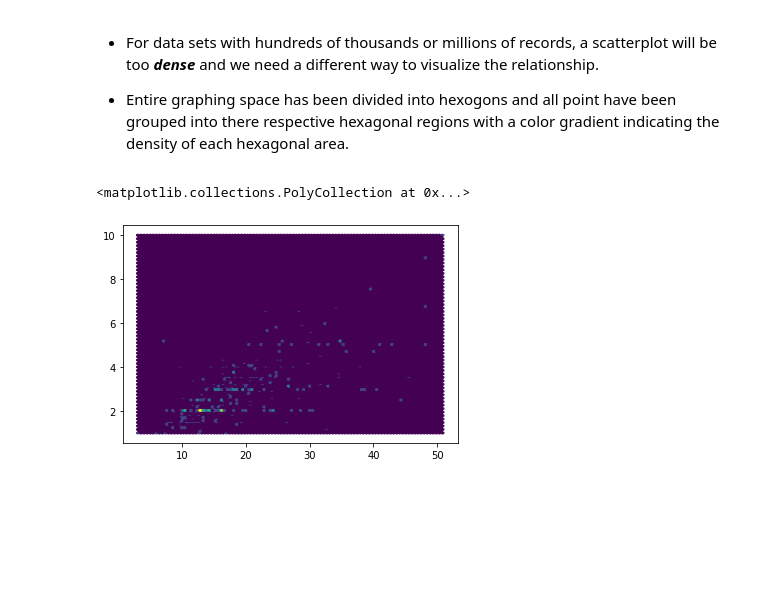
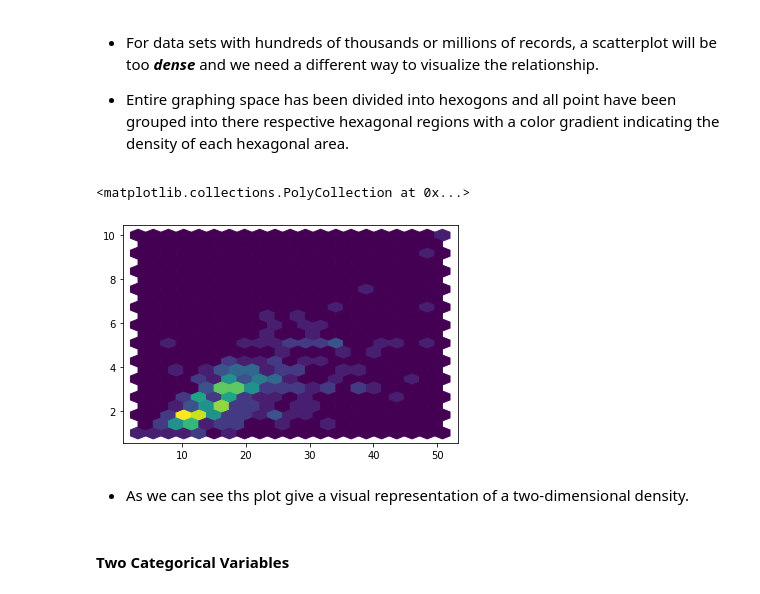
Before and after one commit to sitsawek/Practical-statistic-for-data-scientist, a Jupyter notebook: explore_data_analysis_part2.ipynb, the cells around one changed output. Saved outputs shown, nothing was run; the diff lists cells and outputs as text; code cells hidden in the pictures; blank space fills up the shorter version.

Commit message:
adjust hexagonal plot

```diff
--- a/explore_data_analysis_part2.ipynb
+++ b/explore_data_analysis_part2.ipynb
@@ -421,8 +422,12 @@ import matplotlib.pyplot as plt
 # %%
 df = px.data.tips()
 x = df['total_bill']
 y = df['tip']
-plt.hexbin(x, y)
+plt.hexbin(x, y, gridsize=20)
 # %% [output]
 <matplotlib.collections.PolyCollection at 0x...>
-[figure, old version]
+[figure, new version]
+# %% [markdown]
+- As we can see ths plot give a visual representation of a two-dimensional density.
+# %% [markdown]
+#### Two Categorical Variables ####
```
Also changed, not shown: parts of 1 cell of this notebook.
